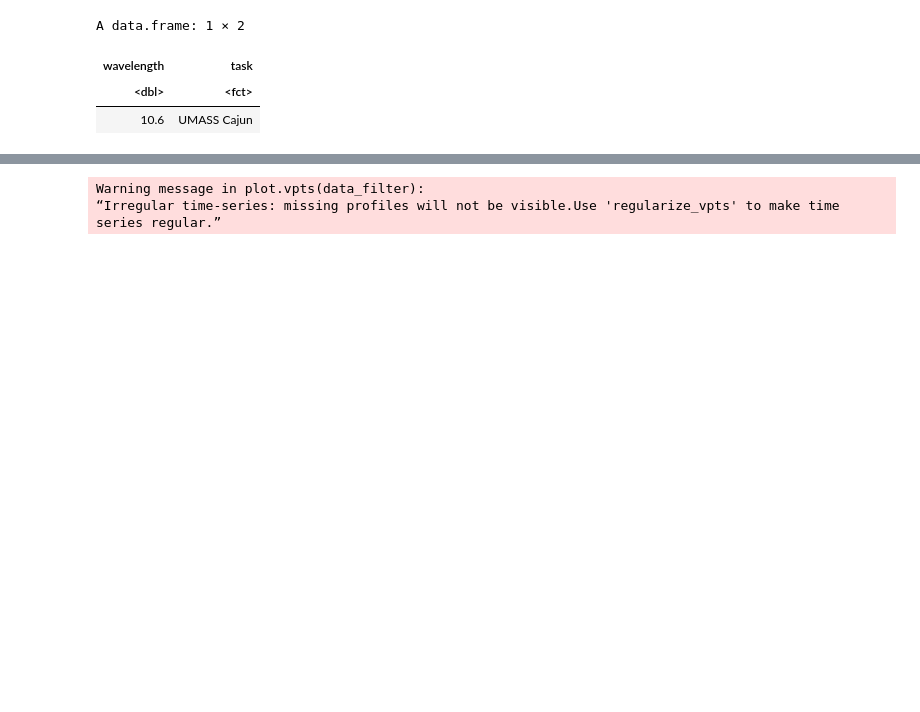
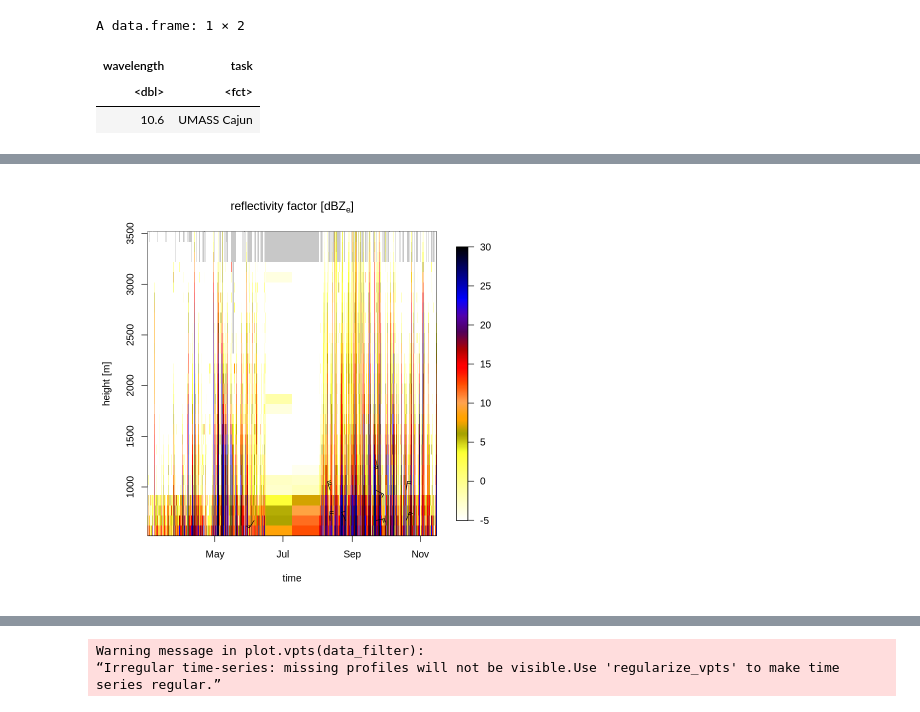
Before and after one commit to meiguan/urban_birds, a Jupyter notebook: explore/exploring_KBGM2015.ipynb, the cells around one changed output, grey strips where cells are left out. Saved outputs shown, nothing was run; the diff lists cells and outputs as text; code cells hidden in the pictures; blank space fills up the shorter version.

```diff
--- a/explore/exploring_KBGM2015.ipynb
+++ b/explore/exploring_KBGM2015.ipynb
@@ -104,0 +103,4 @@ A matrix: 30 × 4722 of type dbl
+# %%
+# plot the vertical profile, in terms of reflectivity factor
+plot(data_night, quantity = "dbz")
+# %% [output]
@@ -104,0 +109 @@ A matrix: 30 × 4722 of type dbl
+[figure, added]
```
Also changed, not shown: parts of 27 cells of this notebook.
